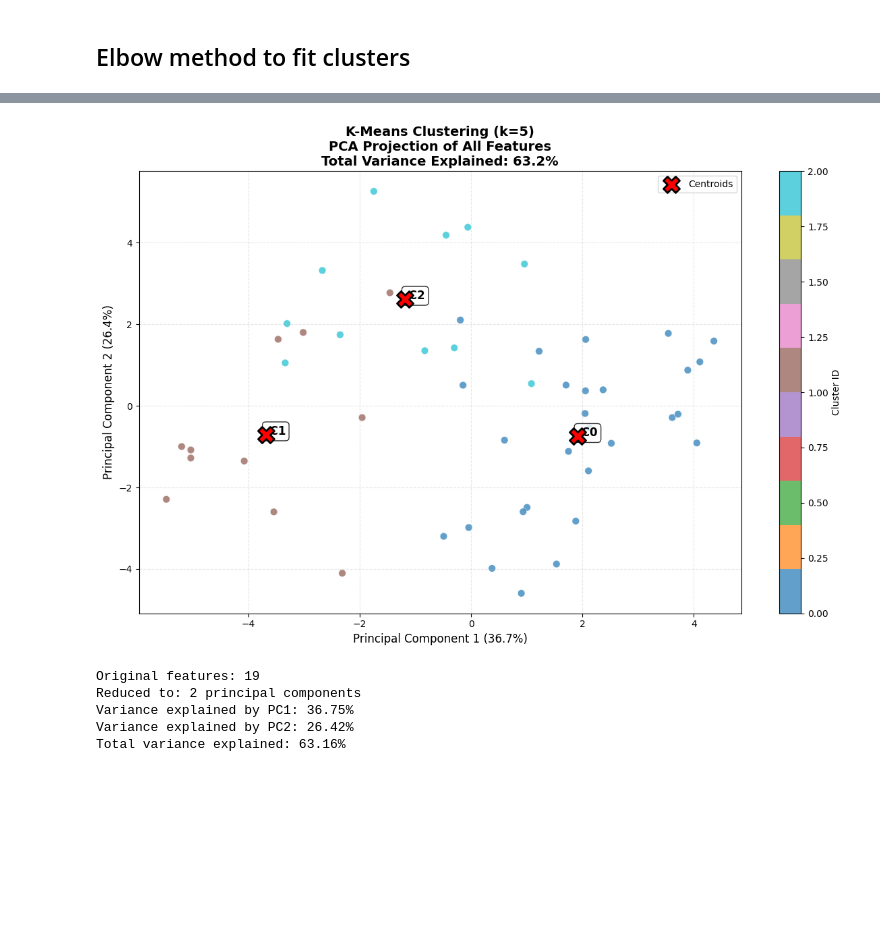
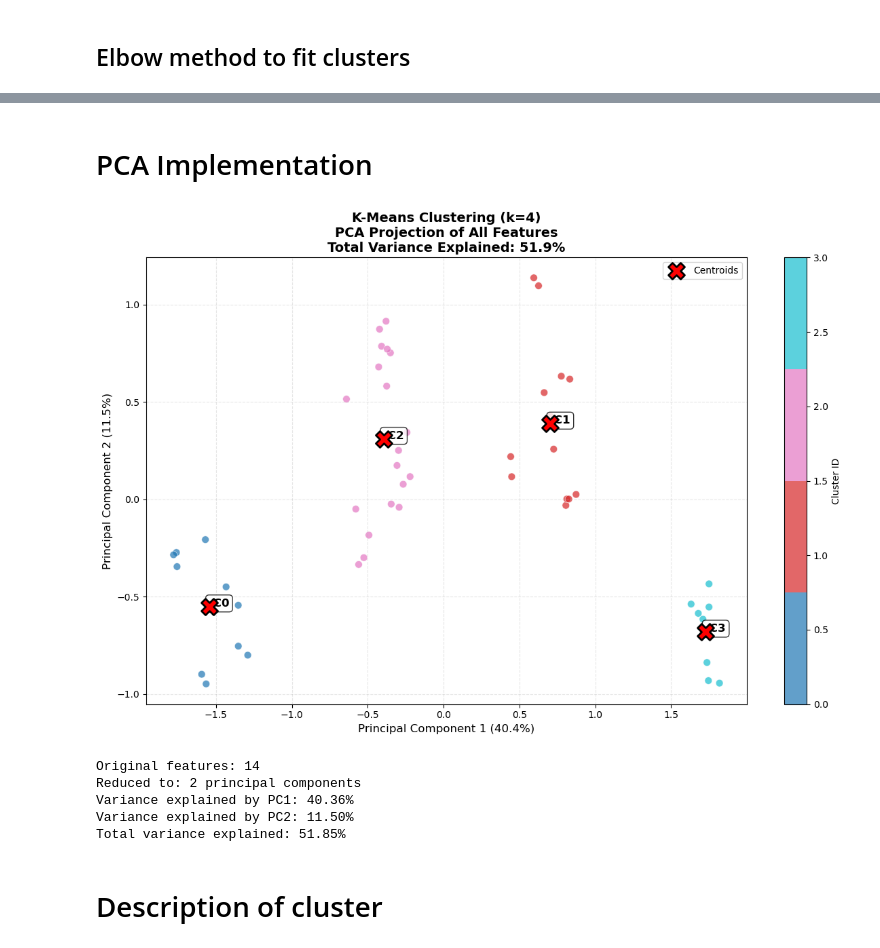
Before and after one commit to CaballeroRAR/ds_projects, a Jupyter notebook: 1_employee_salary_analysis-kaggle_salary/notebook/salary_analysis.ipynb, the cells around one changed output, grey strips where cells are left out. Cells and saved outputs as stored; diff of their text form; code cells hidden in the pictures; blank space fills up the shorter version.

Commit message:
Implement correction of scales, better encoding, and description of each cluster.

```diff
--- a/1_employee_salary_analysis-kaggle_salary/notebook/salary_analysis.ipynb
+++ b/1_employee_salary_analysis-kaggle_salary/notebook/salary_analysis.ipynb
@@ -786,8 +787,9 @@ memory usage: 3.6+ KB
 ## Data Cleaning
 # %%
 # Selection of features
-numeric_cols = ['Age', 'Experience_Years', 'Monthly_Salary']
-categoric_cols = ['Department', 'City', 'Education_Level', 'Gender']
+numeric_cols = ['Age', 'Monthly_Salary']
+categoric_cols = ['Department', 'City', 'Gender']
+ordinal_cols = ['Education_Level', 'Experience_Years']
 
 # Copy dataframe
 data_for_cluster = data.copy()
@@ -842,5 +871,7 @@ memory usage: 7.8 KB
 # %% [markdown]
 ## K-means implementation
+# %%
+r_d = 123
 # %% [markdown]
 ## Elbow method to fit clusters
 # %%
@@ -881,0 +926,7 @@ plt.show()
+# %%
+distortion = []
+K = range(1, 11)
+for k in K:
+    kmeanModel = KMeans(n_clusters=k, random_state=r_d)
+    kmeanModel.fit(data_for_cluster)
+    distortion.append(kmeanModel.inertia_)
@@ -882,16 +945,15 @@ plt.show()
 # %%
 # Initialize and fit K-means
 kmeans = KMeans(
-    n_clusters=3,          # Number of clusters
-    init='k-means++',      # Smart initialization
-    n_init=10,             # Number of initializations
+    n_clusters=4,          # Number of clusters
     max_iter=300,          # Maximum iterations
-    random_state=123
+    random_state=r_d
 )
 
 # Fit the model
-kmeans.fit(data_encoded)
+kmeans.fit(data_for_cluster)
 
 # Get results
 labels = kmeans.labels_          # Cluster labels for each point
 centroids = kmeans.cluster_centers_  # Cluster centers
+n_clusters = kmeans.n_clusters
@@ -898,3 +984,5 @@ centroids = kmeans.cluster_centers_  # Cluster centers
+# %% [markdown]
+# PCA Implementation
 # %%
 import matplotlib.pyplot as plt
 import numpy as np
@@ -902,7 +990,7 @@ from sklearn.decomposition import PCA
 
 # Apply PCA to reduce ALL features to 2D
 pca = PCA(n_components=2)
-data_2d = pca.fit_transform(data_encoded)
+data_2d = pca.fit_transform(data_for_cluster)
 
 # Transform centroids to the same PCA space
 centroids_2d = pca.transform(centroids)
@@ -912,52 +1000,54 @@ plt.figure(figsize=(12, 8))
 # Create scatter plot
 scatter = plt.scatter(data_2d[:, 0], data_2d[:, 1],
                      c=labels,
-                     cmap='tab10',
+                     cmap=plt.cm.get_cmap('tab10', n_clusters),
                      s=60,
                      alpha=0.7,
                      edgecolors='w',
                      linewidth=0.5)
 
 # Plot centroids
-centroid_plot = plt.scatter(centroids_2d[:, 0], centroids_2d[:, 1],
-                           c='red',
-                           marker='X',
-                           s=300,
-                           label='Centroids',
-                           edgecolors='black',
-                           linewidth=2,
-                           zorder=10)
+plt.scatter(centroids_2d[:, 0], centroids_2d[:, 1],
+           c='red',
+           marker='X',
+           s=300,
+           label='Centroids',
+           edgecolors='black',
+           linewidth=2,
+           zorder=10)
 
 # Add centroid labels
 for i, (x, y) in enumerate(centroids_2d):
     plt.text(x, y, f' C{i}', fontsize=12, fontweight='bold',
             bbox=dict(boxstyle="round,pad=0.3", facecolor='white', alpha=0.8))
 
 # Calculate explained variance
 explained_variance = pca.explained_variance_ratio_
 total_variance = explained_variance.sum() * 100
 
 plt.xlabel(f'Principal Component 1 ({explained_variance[0]*100:.1f}%)', fontsize=12)
 plt.ylabel(f'Principal Component 2 ({explained_variance[1]*100:.1f}%)', fontsize=12)
-plt.title(f'K-Means Clustering (k=5)\nPCA Projection of All Features\nTotal Variance Explained: {total_variance:.1f}%',
+plt.title(f'K-Means Clustering (k=4)\nPCA Projection of All Features\nTotal Variance Explained: {total_variance:.1f}%',
           fontsize=14, fontweight='bold')
 
 plt.colorbar(scatter, label='Cluster ID')
 plt.legend()
 plt.grid(True, alpha=0.3, linestyle='--')
 plt.tight_layout()
 plt.show()
 
 # Print PCA information
 print(f"Original features: {data_encoded.shape[1]}")
 print(f"Reduced to: 2 principal components")
 print(f"Variance explained by PC1: {explained_variance[0]*100:.2f}%")
 print(f"Variance explained by PC2: {explained_variance[1]*100:.2f}%")
 print(f"Total variance explained: {total_variance:.2f}%")
 # %% [output]
-[figure, old version]
+[figure, new version]
-Original features: 19
+Original features: 14
 Reduced to: 2 principal components
-Variance explained by PC1: 36.75%
-Variance explained by PC2: 26.42%
-Total variance explained: 63.16%
+Variance explained by PC1: 40.36%
+Variance explained by PC2: 11.50%
+Total variance explained: 51.85%
+# %% [markdown]
+# Description of cluster
```
Also changed, not shown: parts of 19 cells of this notebook.
